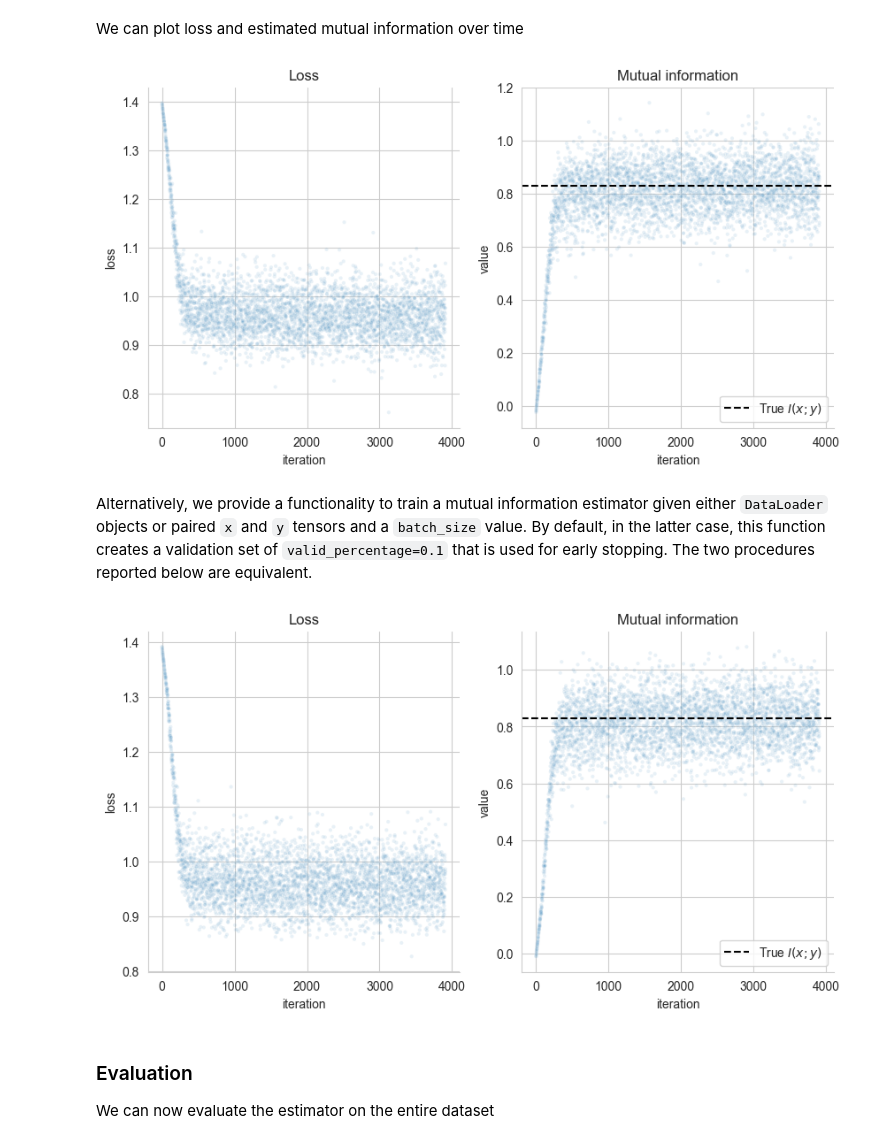
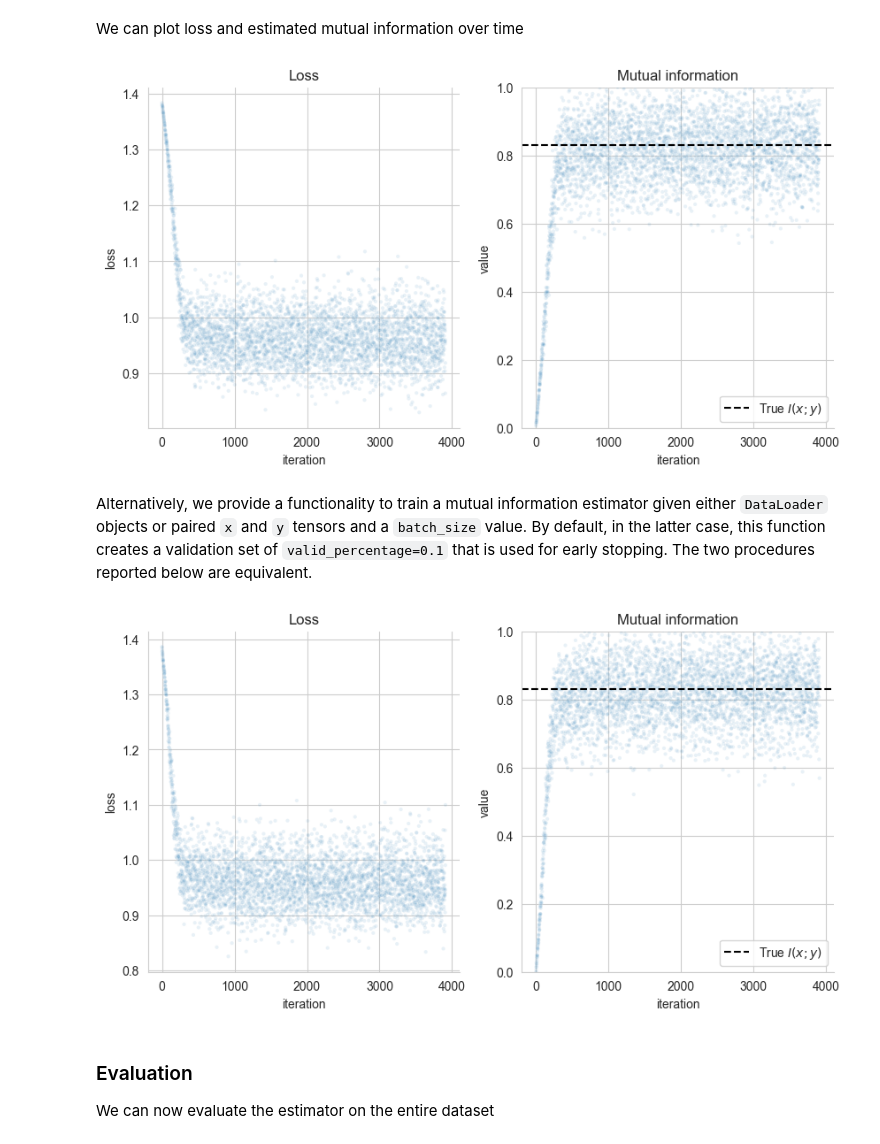
Before and after one commit to mfederici/torch-mist, a Jupyter notebook: docs/notebooks/usage.ipynb, the cells around one changed output. Drawn from its saved outputs; the diff is of its cells as text; code cells hidden in the pictures.

```diff
--- a/docs/notebooks/usage.ipynb
+++ b/docs/notebooks/usage.ipynb
@@ -27,8 +27,8 @@ print(f"True Mutual Information: {true_mi} nats")
 
 # Generate 100000 samples
 samples = p_xy.sample([100000])
-x = samples[:,0]
-y = samples[:,1]
+all_x = samples[:,0]
+all_y = samples[:,1]
 # %% [output]
 True Mutual Information: 0.8303654193878174 nats
 # %%
@@ -110,7 +110,7 @@ Instead of using the `estimate_mi` function directly, it is possible to manually
 We start by defining a simple mutual information estimator based on Deep-InfoMax (JS) with joint critic architecture.
 # %%
 from torch_mist.estimators import JS
-from torch_mist.critic import JointCritic
+from torch_mist.critic import JointCritic, SeparableCritic
 from torch import nn
 
 x_dim = y_dim = 1
@@ -119,21 +119,18 @@ x_dim = y_dim = 1
 # The JointCritic module takes care of concatenating the pairs of x and y, adapting the shapes when necessary
 critic = JointCritic(
     joint_net=nn.Sequential(
-        nn.Linear(x_dim + y_dim, 32),
+        nn.Linear(x_dim+y_dim, 32),
         nn.ReLU(True),
         nn.Linear(32, 32),
         nn.ReLU(True),
-        nn.Linear(32, 1),
+        nn.Linear(32, 1)
     )
 )
-
-# We also specify the number of Monte Carlo samples to use for the estimation of the partition function
-neg_samples = 16
 
 # Then we pass it to the Jensen-Shannon estimator
 estimator = JS(
     critic=critic,
-    neg_samples=neg_samples
+    neg_samples=16
 )
 
 print(estimator)
@@ -192,7 +189,7 @@ from torch.utils.data import DataLoader
 import pandas as pd
 
 # We use a simple wrapper to make a torch.utils.data.Dataset object using the pairs of x and y
-dataset = SampleDataset({'x': x, 'y': y})
+dataset = SampleDataset({'x': all_x, 'y': all_y})
 
 # Then we make a DataLoader
 dataloader = DataLoader(
@@ -240,16 +237,16 @@ We can plot loss and estimated mutual information over time
 # %%
 f, ax = plt.subplots(1, 2, figsize=(10, 5))
 plt.axhline(y=true_mi, ls='--', color='k', label='True $I(x;y)$')
 sns.scatterplot(pd_log, x='iteration', y='loss', ax=ax[0], marker='.', ls='', alpha=0.1)
 sns.scatterplot(pd_log, x='iteration', y='value', ax=ax[1], marker='.', ls='', alpha=0.1)
 
 ax[0].set_title('Loss')
 ax[1].set_title('Mutual information')
 ax[1].legend()
-
+ax[1].set_ylim(0,1)
 sns.despine()
 # %% [output]
-[figure, old version]
+[figure, new version]
 # %% [markdown]
 Alternatively, we provide a functionality to train a mutual information estimator given either `DataLoader` objects or paired `x` and `y` tensors and a `batch_size` value. By default, in the latter case, this function creates a validation set of `valid_percentage=0.1` that is used for early stopping.
 The two procedures reported below are equivalent.
@@ -285,10 +283,11 @@ sns.scatterplot(train_log, x='iteration', y='value', ax=ax[1], marker='.', ls=''
 ax[0].set_title('Loss')
 ax[1].set_title('Mutual information')
 ax[1].legend()
+ax[1].set_ylim(0,1)
 
 sns.despine()
 # %% [output]
-[figure, old version]
+[figure, new version]
 # %% [markdown]
 ### Evaluation
 We can now evaluate the estimator on the entire dataset
```
Also changed, not shown: parts of 8 cells of this notebook, 24 other files.
